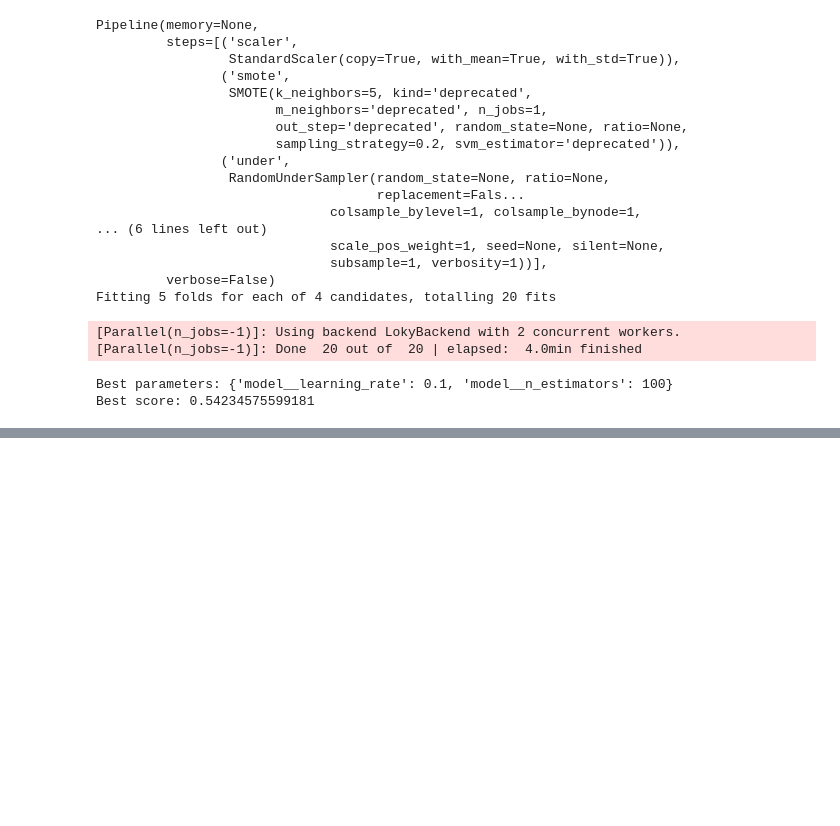
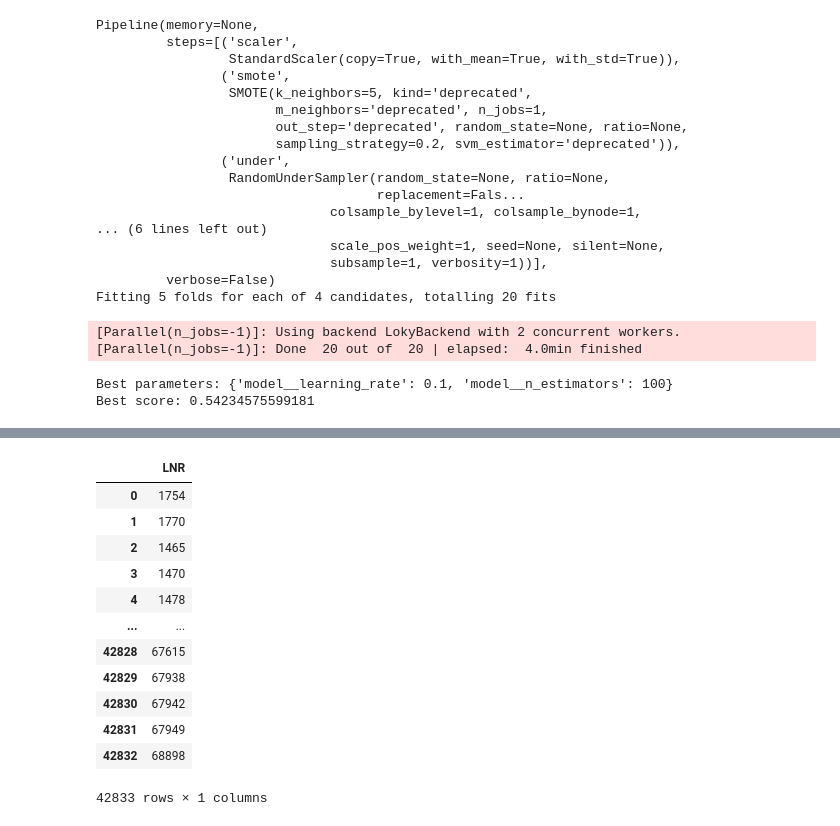
Before and after one commit to TobiPrae/customer_segmentation, a Jupyter notebook: CustomerSegmentation.ipynb, the cells around one changed output, grey strips where cells are left out. Saved outputs shown, nothing was run; the diff lists cells and outputs as text; code cells hidden in the pictures; blank space fills up the shorter version.

```diff
--- a/CustomerSegmentation.ipynb
+++ b/CustomerSegmentation.ipynb
@@ -1887,0 +2075,17 @@ Best score: 0.54234575599181
+# %%
+df_ids = pd.DataFrame(df_test["LNR"])
+df_ids
+# %% [output]
+|  | LNR |
+| 0 | 1754 |
+| 1 | 1770 |
+| 2 | 1465 |
+| 3 | 1470 |
+| 4 | 1478 |
+| ... | ... |
+| 42828 | 67615 |
+| 42829 | 67938 |
+| 42830 | 67942 |
+| 42831 | 67949 |
+| 42832 | 68898 |
+42833 rows × 1 columns
```
Also changed, not shown: parts of 14 cells of this notebook.
